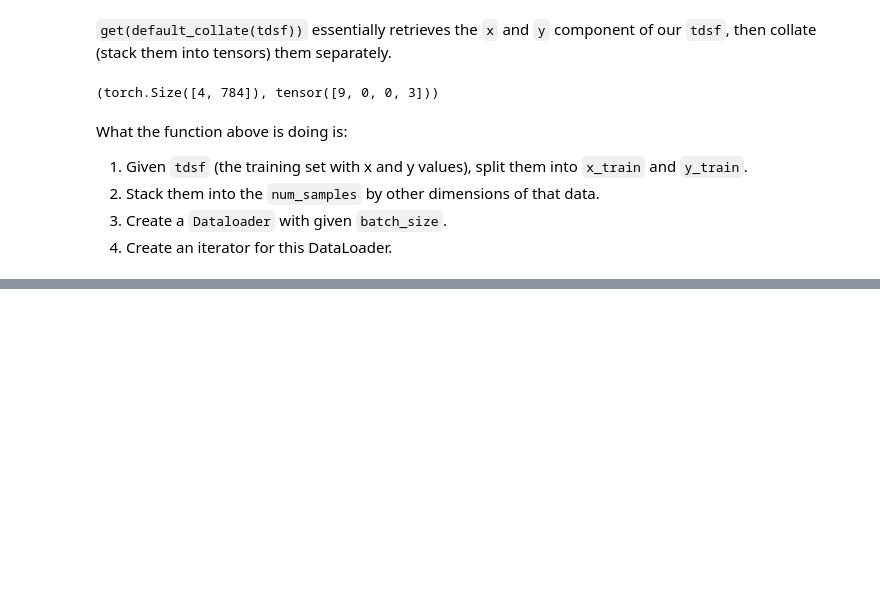
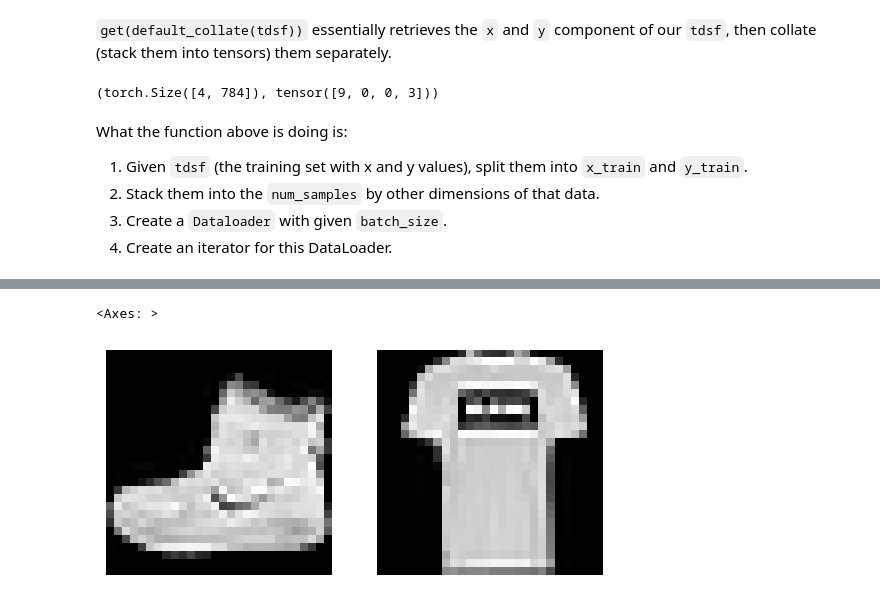
Before and after one commit to 0xSingletOnly/pdlfc, a Jupyter notebook: 05_datasets.ipynb, the cells around one changed output, grey strips where cells are left out. Cells and saved outputs as stored; diff of their text form; code cells hidden in the pictures; blank space fills up the shorter version.

```diff
--- a/05_datasets.ipynb
+++ b/05_datasets.ipynb
@@ -205,0 +255,7 @@ What the function above is doing is:
+# %%
+fig, axs = plt.subplots(1, 2)
+show_image(xb[0].reshape(28,28), axs[0])
+show_image(xb[1].reshape(28,28), axs[1])
+# %% [output]
+<Axes: >
+[figure, added]
```
Also changed, not shown: parts of 27 cells of this notebook, 1 other file.
